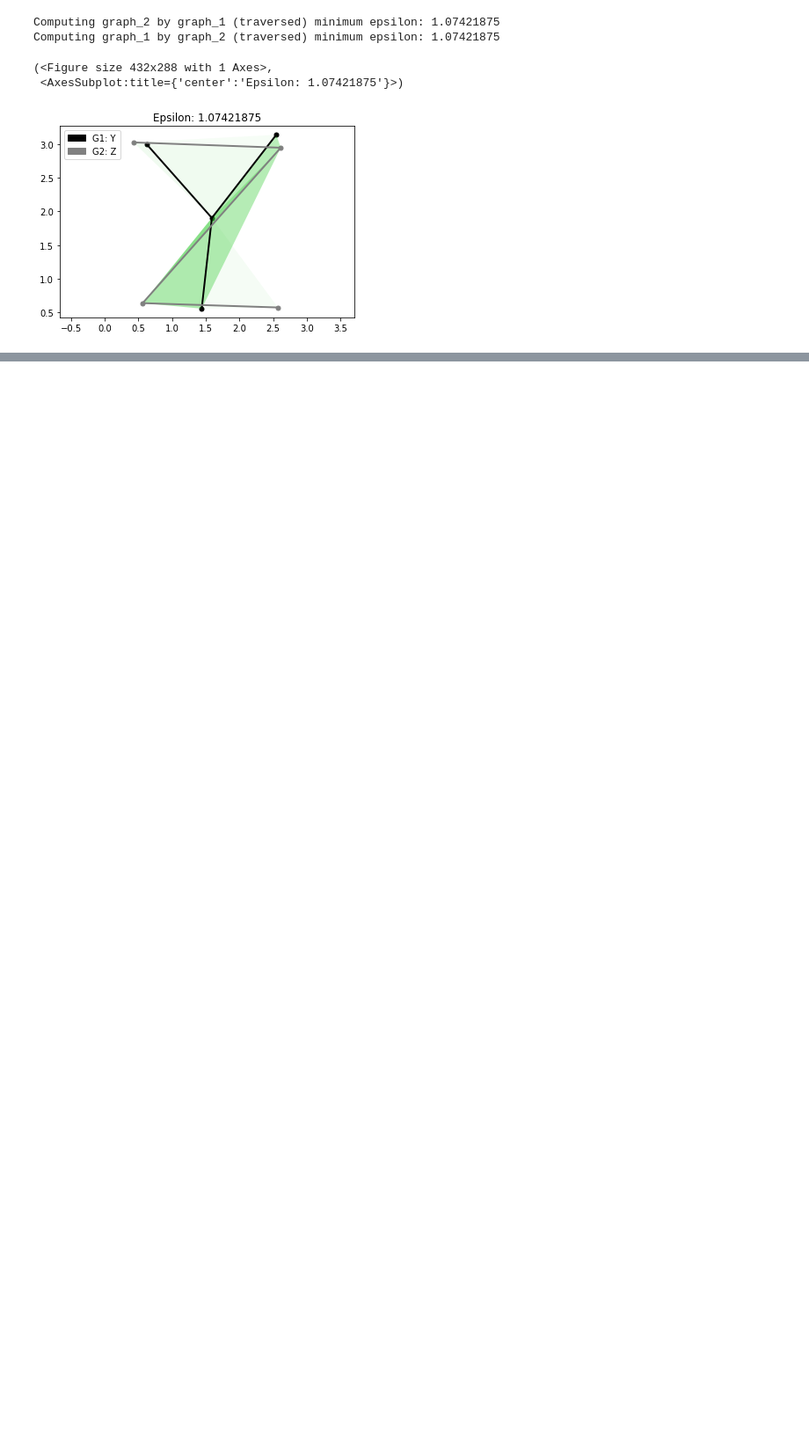
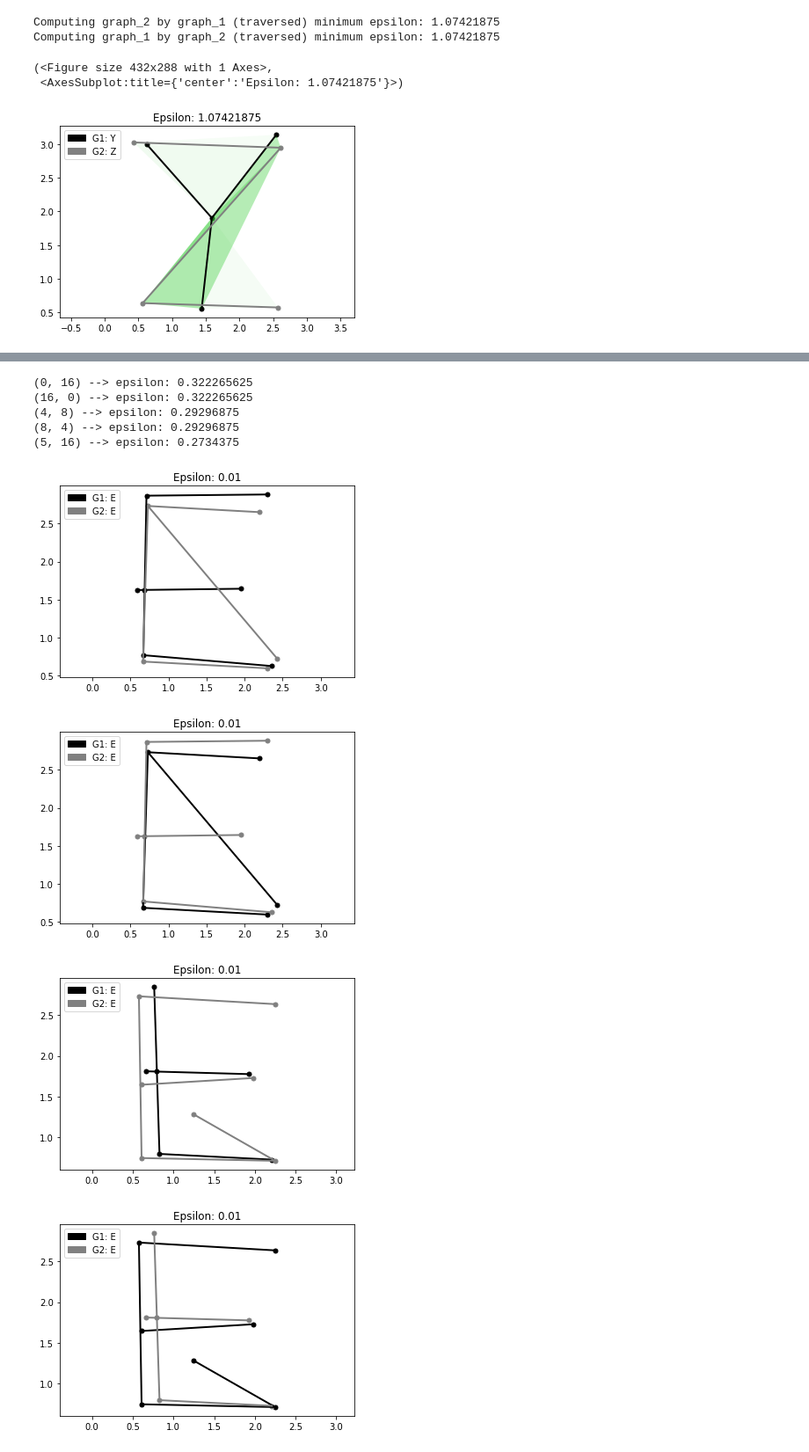
Before and after one commit to compgeomTU/will_rodman_thesis, a Jupyter notebook: letter_data/letter_visualize.ipynb, the cells around one changed output, grey strips where cells are left out. Shown at 88% size. Cells and saved outputs as stored; diff of their text form; code cells hidden in the pictures; blank space fills up the shorter version.

```diff
--- a/letter_data/letter_visualize.ipynb
+++ b/letter_data/letter_visualize.ipynb
@@ -121,0 +130,38 @@ visual.plot_freespace()
+# %%
+letter = 'E'
+epsilons = dict()
+for i, g1 in enumerate(graphs[letter]):
+    for j, g2 in enumerate(graphs[letter]):
+
+        binary_search = BinarySearch(g1, g2, left=0, right=5, precision=0.01)
+        epsilon_1 = binary_search.search()
+
+        binary_search = BinarySearch(g2, g1, left=0, right=5, precision=0.01)
+        epsilon_2 = binary_search.search()
+
+        epsilons[(i, j)] = abs(epsilon_2 - epsilon_1)
+
+print("Operations:", len(graphs[letter])**2)
+# %%
+top = sorted(epsilons.items(), key=lambda item: item[1], reverse=True)[:5]
+top_keys = [key for key, value in top]
+
+for key in top_keys:
+    print(key, "--> epsilon:", epsilons[key])
+# %% [output]
+(0, 16) --> epsilon: 0.322265625
+(16, 0) --> epsilon: 0.322265625
+(4, 8) --> epsilon: 0.29296875
+(8, 4) --> epsilon: 0.29296875
+(5, 16) --> epsilon: 0.2734375
+# %%
+for key in top_keys:
+    i, j = key[0], key[1]
+    g1, g2 = graphs[letter][i], graphs[letter][j]
+    visual = Visualize(g1, g2, epsilon=0.01)
+    visual.plot_freespace()
+# %% [output]
+[figure, added]
+[figure, added]
+[figure, added]
+[figure, added]
```
Also changed, not shown: parts of 5 cells of this notebook, 5 other files.
